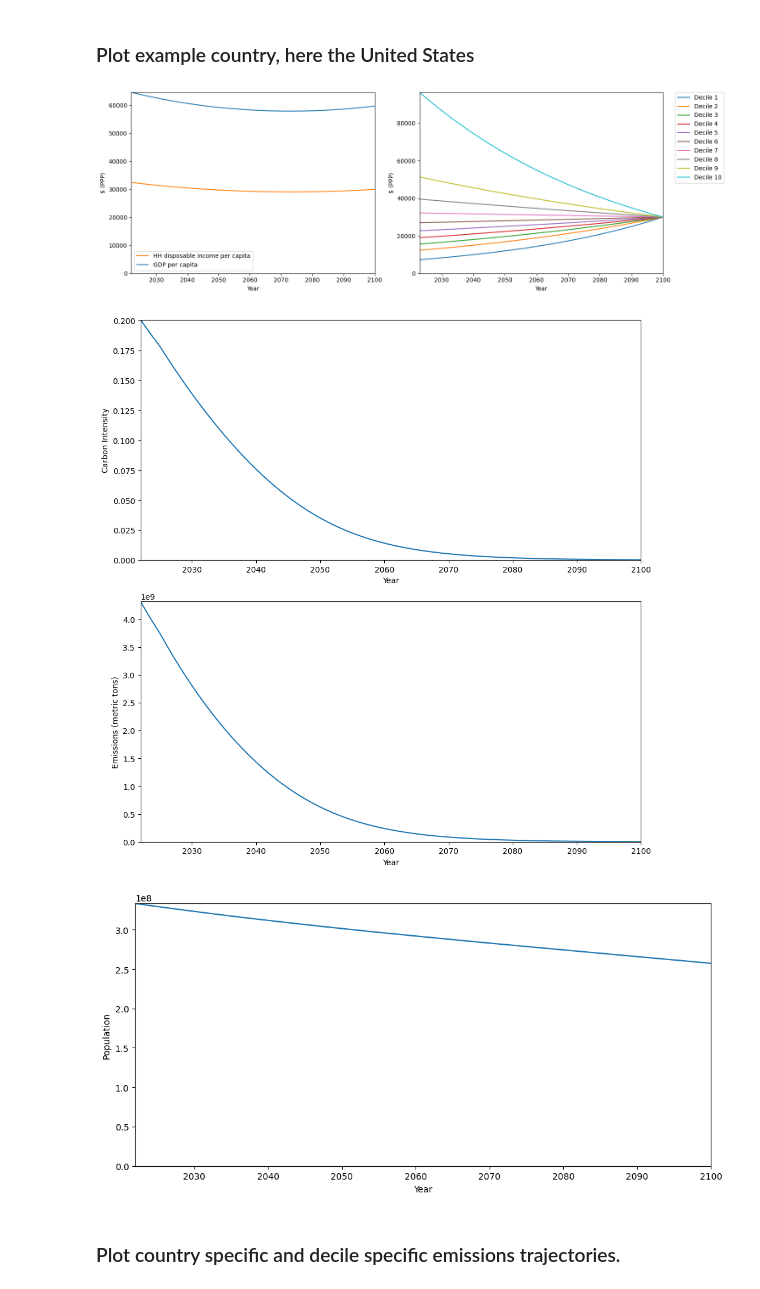
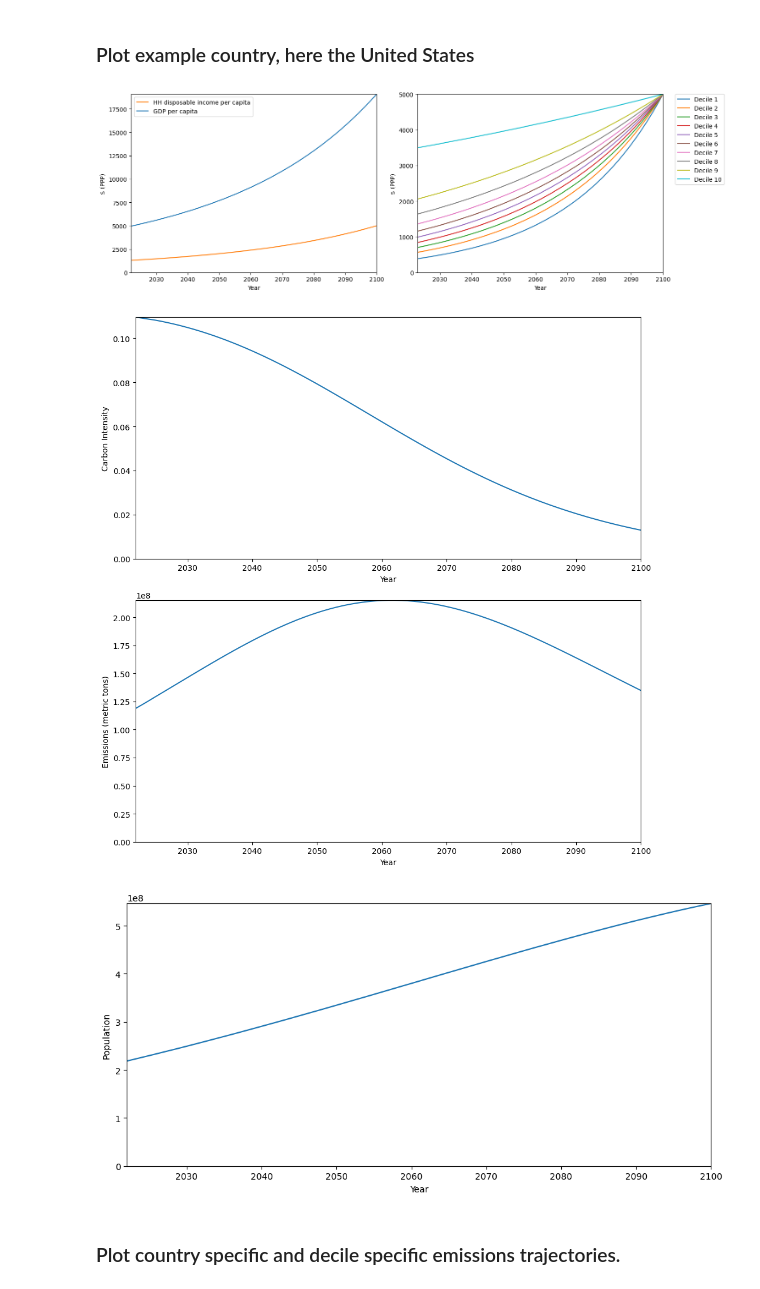
Before and after one commit to yannickoswald/convergence, a Jupyter notebook: run_scenario.ipynb, the cells around one changed output. Saved outputs shown, nothing was run; the diff lists cells and outputs as text; code cells hidden in the pictures.

Commit message:
new scenario differentiation introduced first version

```diff
--- a/run_scenario.ipynb
+++ b/run_scenario.ipynb
@@ -6,21 +6,21 @@ import pandas as pd
 import matplotlib.cm as cm
 
 scenario_params = {"end_year": 2100, # end year of convergence not for the whole trajectory which is now always 2100
-                   "income_goal": 30000, # in terms of 2017 USD PPP disposable household income per capita (the delineation between income and cons. exp is not necessarily clear)
+                   "income_goal": 5000, # in terms of 2017 USD PPP disposable household income per capita (the delineation between income and cons. exp is not necessarily clear)
                    "carbon_budget": 1150*0.95 - 2*35, # in terms of GtCO2 that is gigatons of CO2   and times 95% because 95% population coverage
                    #"hysteresis_tech_progress": 0.01, # this is a growth rate, so between 0 and 1, which only applies if tech_hysteresis_assumption is on
                    "gdp_assumption": "constant_ratio", # this is a string and either (1) constant_ratio or (2) model_ratio for details see the scenario_class.py file
                    "pop_growth_assumption": "semi_log_model", # this is a string and either (1) UN_medium, (2) semi_log_model (3) semi_log_model_elasticity for details see the scenario_class.py file
                    "tech_evolution_assumption": "plausible", # this is a string and either (1) plausible or (2) necessary for details see the scenario_class.py file
-                   "tech_hysteresis_assumption": "off", # this is a string and either (1) on or (2) off for details see the scenario_class.py file
+                   "tech_hysteresis_assumption": "pessimistic_degrowth", # this is a string and either (1) optimistic_degrowth or (2) pessimistic_degrowth or (3) off for details see the scenario_class.py file
                    "steady_state_high_income_assumption": "off", # this is a string and either (1) on or (2) off or (3) on_with_growth for details see the scenario_class.py file
-                   "k": 0.1,
-                   "t0": 2040,
-                   "final_improvement_rate": -0.1,
+                   "k": 0.05,
+                   "t0": 2060,
+                   "final_improvement_rate": -0.05,
                    "population_hysteresis_assumption": "off", # this is a string and either (1) on or (2) off for details see the scenario_class.py file
                    "run_until_2100": "on", # this is a string and either (1) on or (2) off for details see the scenario_class.py file
                    "cdr_assumption": "on", # this is a string and either (1) on or (2) off for details see the scenario_class.py file
-                   "cdr_level_2100": 0, #  in gigatons of CO2 per year, so 0.95 means 950 million tons of CO2 per year
+                   "cdr_level_2100": 5, #  in gigatons of CO2 per year, so 0.95 means 950 million tons of CO2 per year
                      # --- ADD THESE NEW PARAMETERS HERE ---
                    "emission_elasticity_assumption": "off", # Options: "off", "constant", "income_dependent"
                    "base_elasticity": 1.2                                # Only used if assumption is "constant"
@@ -178,14 +207,14 @@ plotting_1.plot_global_gdp_per_capita()
 # %% [markdown]
 ### Plot example country, here the United States
 # %%
-test_country = "United States" # this is the country name as it appears in the scenario_1.countries dictionary
+test_country = "Nigeria" # this is the country name as it appears in the scenario_1.countries dictionary
 plotting_1.plot_country_economy(test_country)
 plotting_1.plot_country_emissions(test_country)
 plotting_1.plot_country_population(test_country)
 # %% [output]
-[figure, old version]
+[figure, new version]
-[figure, old version]
+[figure, new version]
-[figure, old version]
+[figure, new version]
 # %% [markdown]
 ### Plot country specific and decile specific emissions trajectories.
 # %%
```
Also changed, not shown: parts of 13 cells of this notebook, 9 other files.
